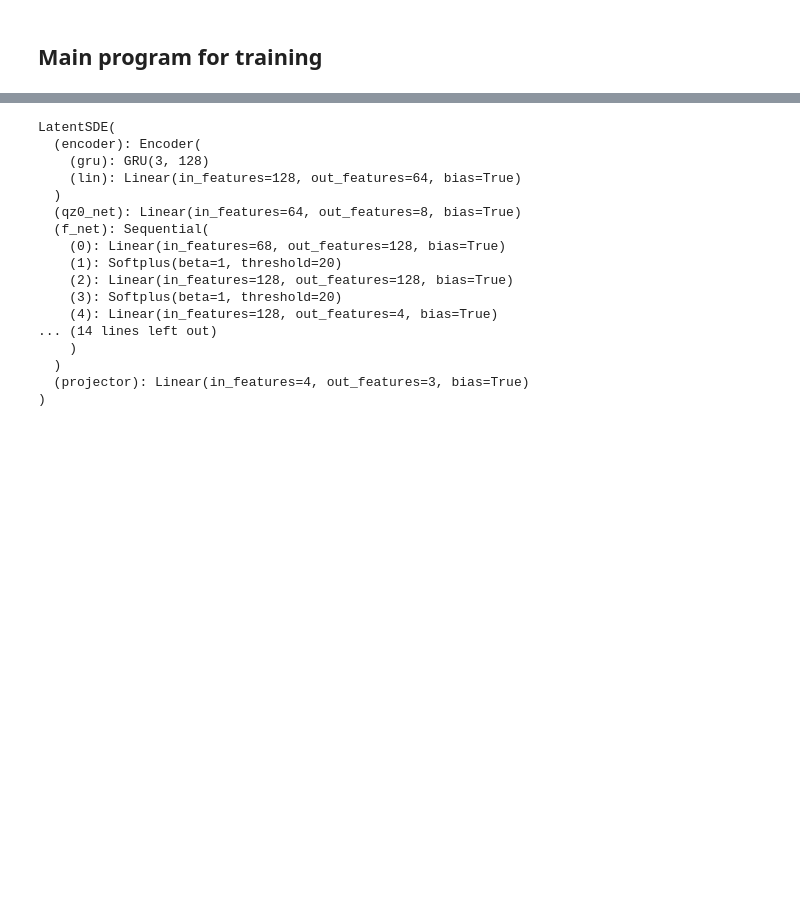
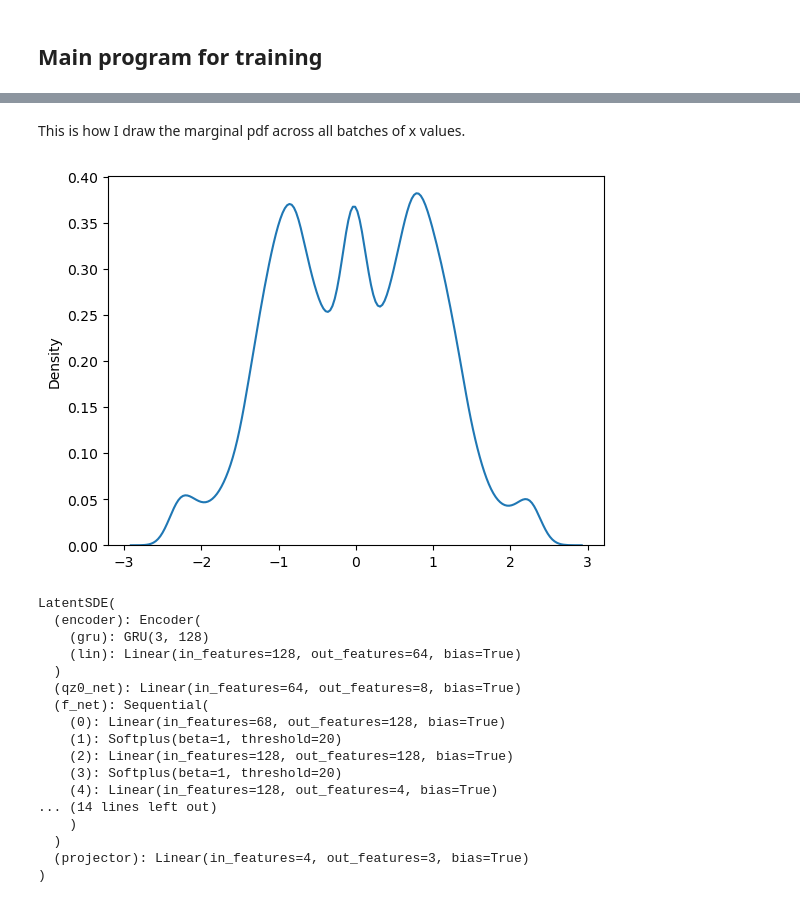
Before and after one commit to xdong99/NeuralSDE_Tests, a Jupyter notebook: latent_sde_lorenz.ipynb, the cells around one changed output, grey strips where cells are left out. Drawn from its saved outputs; the diff is of its cells as text; code cells hidden in the pictures; blank space fills up the shorter version.

```diff
--- a/latent_sde_lorenz.ipynb
+++ b/latent_sde_lorenz.ipynb
@@ -347,3 +388,10 @@ plt.show()
+# %% [markdown]
+This is how I draw the marginal pdf across all batches of x values.
+# %%
+sns.kdeplot(z1.flatten())
+plt.show()
+# %% [output]
+[figure, added]
 # %%
 latent_sde = LatentSDE(
     data_size=3,
```
Also changed, not shown: parts of 33 cells of this notebook, 2 other files.
